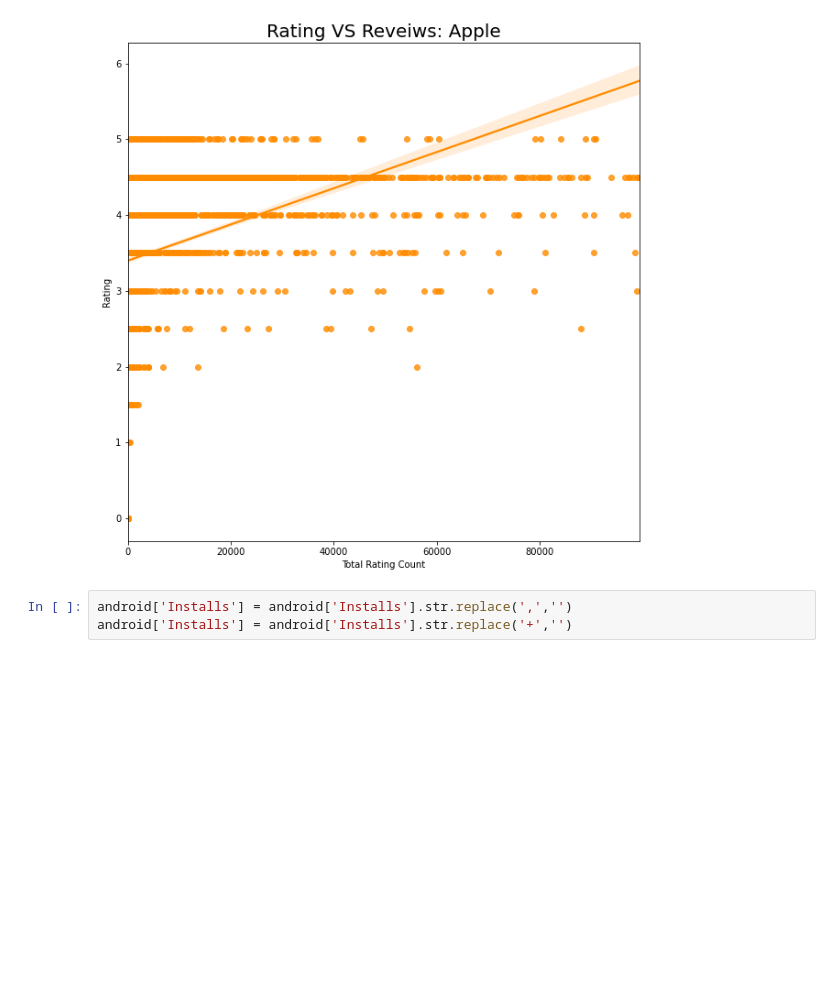
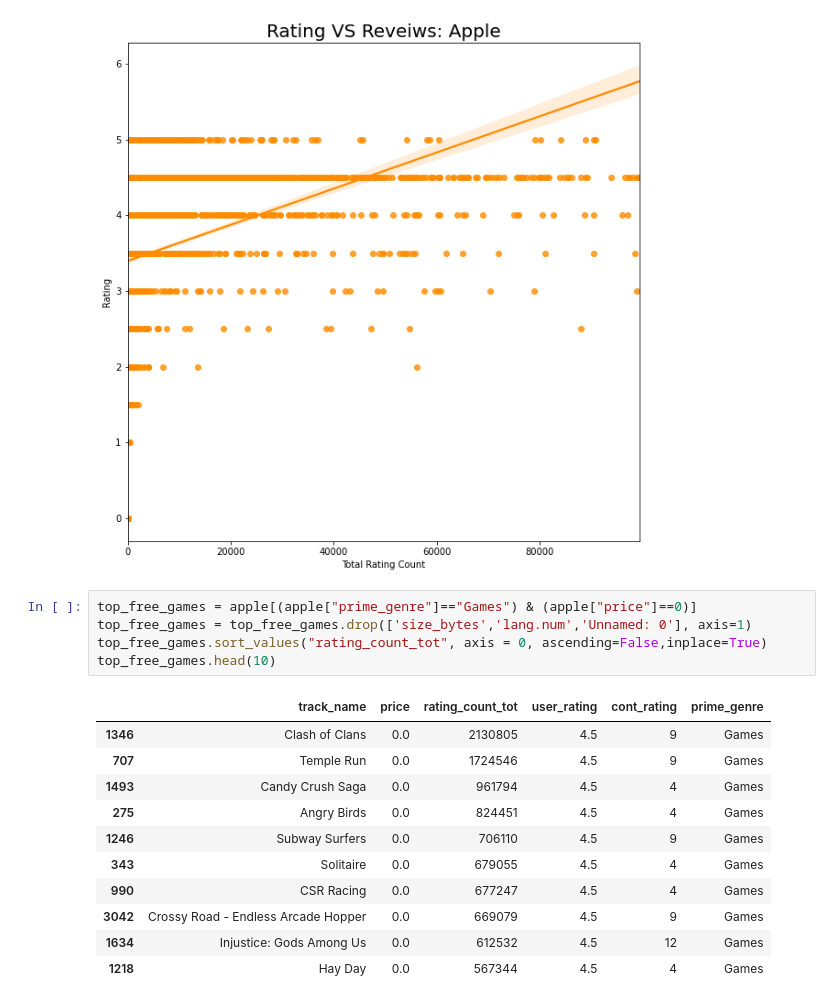
Before and after one commit to IvanCampos11/Build-Week-Project, a Jupyter notebook: AppStorePopularity_BuildWeek_Project.ipynb, the cells around one changed output. Drawn from its saved outputs; the diff is of its cells as text; blank space fills up the shorter version.

```diff
--- a/AppStorePopularity_BuildWeek_Project.ipynb
+++ b/AppStorePopularity_BuildWeek_Project.ipynb
@@ -197,6 +190,20 @@ plt.title('Rating VS Reveiws: Apple',size = 20)
 # %% [output]
 Text(0.5, 1.0, 'Rating VS Reveiws: Apple')
 [figure]
-# %%
-android['Installs'] = android['Installs'].str.replace(',','')
-android['Installs'] = android['Installs'].str.replace('+','')
+# %%
+top_free_games = apple[(apple["prime_genre"]=="Games") & (apple["price"]==0)]
+top_free_games = top_free_games.drop(['size_bytes','lang.num','Unnamed: 0'], axis=1)
+top_free_games.sort_values("rating_count_tot", axis = 0, ascending=False,inplace=True)
+top_free_games.head(10)
+# %% [output]
+|  | track_name | price | rating_count_tot | user_rating | cont_rating | prime_genre |
+| 1346 | Clash of Clans | 0.0 | 2130805 | 4.5 | 9 | Games |
+| 707 | Temple Run | 0.0 | 1724546 | 4.5 | 9 | Games |
+| 1493 | Candy Crush Saga | 0.0 | 961794 | 4.5 | 4 | Games |
+| 275 | Angry Birds | 0.0 | 824451 | 4.5 | 4 | Games |
+| 1246 | Subway Surfers | 0.0 | 706110 | 4.5 | 9 | Games |
+| 343 | Solitaire | 0.0 | 679055 | 4.5 | 4 | Games |
+| 990 | CSR Racing | 0.0 | 677247 | 4.5 | 4 | Games |
+| 3042 | Crossy Road - Endless Arcade Hopper | 0.0 | 669079 | 4.5 | 9 | Games |
+| 1634 | Injustice: Gods Among Us | 0.0 | 612532 | 4.5 | 12 | Games |
+| 1218 | Hay Day | 0.0 | 567344 | 4.5 | 4 | Games |
```
Also changed, not shown: parts of 11 cells of this notebook.
